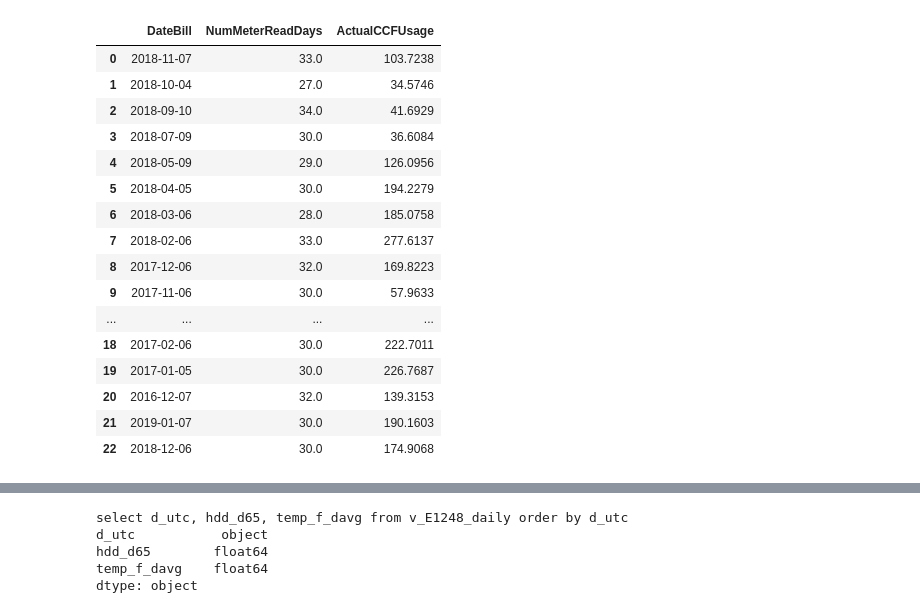
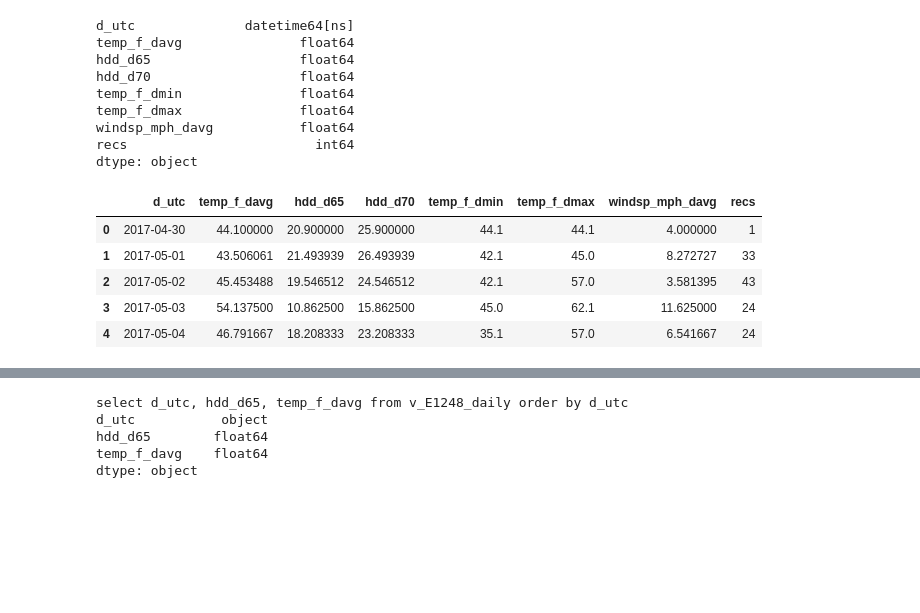
Before and after one commit to johnzastrow/jz_jupyters, a Jupyter notebook: sql2pandaframe.ipynb, the cells around one changed output, grey strips where cells are left out. Cells and saved outputs as stored; diff of their text form; code cells hidden in the pictures; blank space fills up the shorter version.

```diff
--- a/sql2pandaframe.ipynb
+++ b/sql2pandaframe.ipynb
@@ -4,24 +8,24 @@ import sqlalchemy
 # %%
-engine = sqlalchemy.create_engine('mysql+pymysql://jcz:yub.miha@192.168.1.110:3306/weather')
+engine = sqlalchemy.create_engine('mysql+pymysql://jcz:yub.miha@localhost:3306/weather')
 # %%
-df = pd.read_sql_table("gas_bills",engine, columns=['DateBill', 'NumMeterReadDays', 'ActualCCFUsage'])
-df
+# df = pd.read_sql_table("gas_bills",engine, columns=['DateBill', 'NumMeterReadDays', 'ActualCCFUsage'])
+df = pd.read_sql_table("v_KPWM_daily",engine)
+print(df.dtypes)
+df.head()
 # %% [output]
+d_utc              datetime64[ns]
+temp_f_davg               float64
+hdd_d65                   float64
+hdd_d70                   float64
+temp_f_dmin               float64
+temp_f_dmax               float64
+windsp_mph_davg           float64
+recs                        int64
+dtype: object
-|  | DateBill | NumMeterReadDays | ActualCCFUsage |
-| 0 | 2018-11-07 | 33.0 | 103.7238 |
-| 1 | 2018-10-04 | 27.0 | 34.5746 |
-| 2 | 2018-09-10 | 34.0 | 41.6929 |
-| 3 | 2018-07-09 | 30.0 | 36.6084 |
-| 4 | 2018-05-09 | 29.0 | 126.0956 |
-| 5 | 2018-04-05 | 30.0 | 194.2279 |
-| 6 | 2018-03-06 | 28.0 | 185.0758 |
-| 7 | 2018-02-06 | 33.0 | 277.6137 |
-| 8 | 2017-12-06 | 32.0 | 169.8223 |
-| 9 | 2017-11-06 | 30.0 | 57.9633 |
-| ... | ... | ... | ... |
-| 18 | 2017-02-06 | 30.0 | 222.7011 |
-| 19 | 2017-01-05 | 30.0 | 226.7687 |
-| 20 | 2016-12-07 | 32.0 | 139.3153 |
-| 21 | 2019-01-07 | 30.0 | 190.1603 |
-| 22 | 2018-12-06 | 30.0 | 174.9068 |
+|  | d_utc | temp_f_davg | hdd_d65 | hdd_d70 | temp_f_dmin | temp_f_dmax | windsp_mph_davg | recs |
+| 0 | 2017-04-30 | 44.100000 | 20.900000 | 25.900000 | 44.1 | 44.1 | 4.000000 | 1 |
+| 1 | 2017-05-01 | 43.506061 | 21.493939 | 26.493939 | 42.1 | 45.0 | 8.272727 | 33 |
+| 2 | 2017-05-02 | 45.453488 | 19.546512 | 24.546512 | 42.1 | 57.0 | 3.581395 | 43 |
+| 3 | 2017-05-03 | 54.137500 | 10.862500 | 15.862500 | 45.0 | 62.1 | 11.625000 | 24 |
+| 4 | 2017-05-04 | 46.791667 | 18.208333 | 23.208333 | 35.1 | 57.0 | 6.541667 | 24 |
 # %%
```
Also changed, not shown: parts of 23 cells of this notebook.
